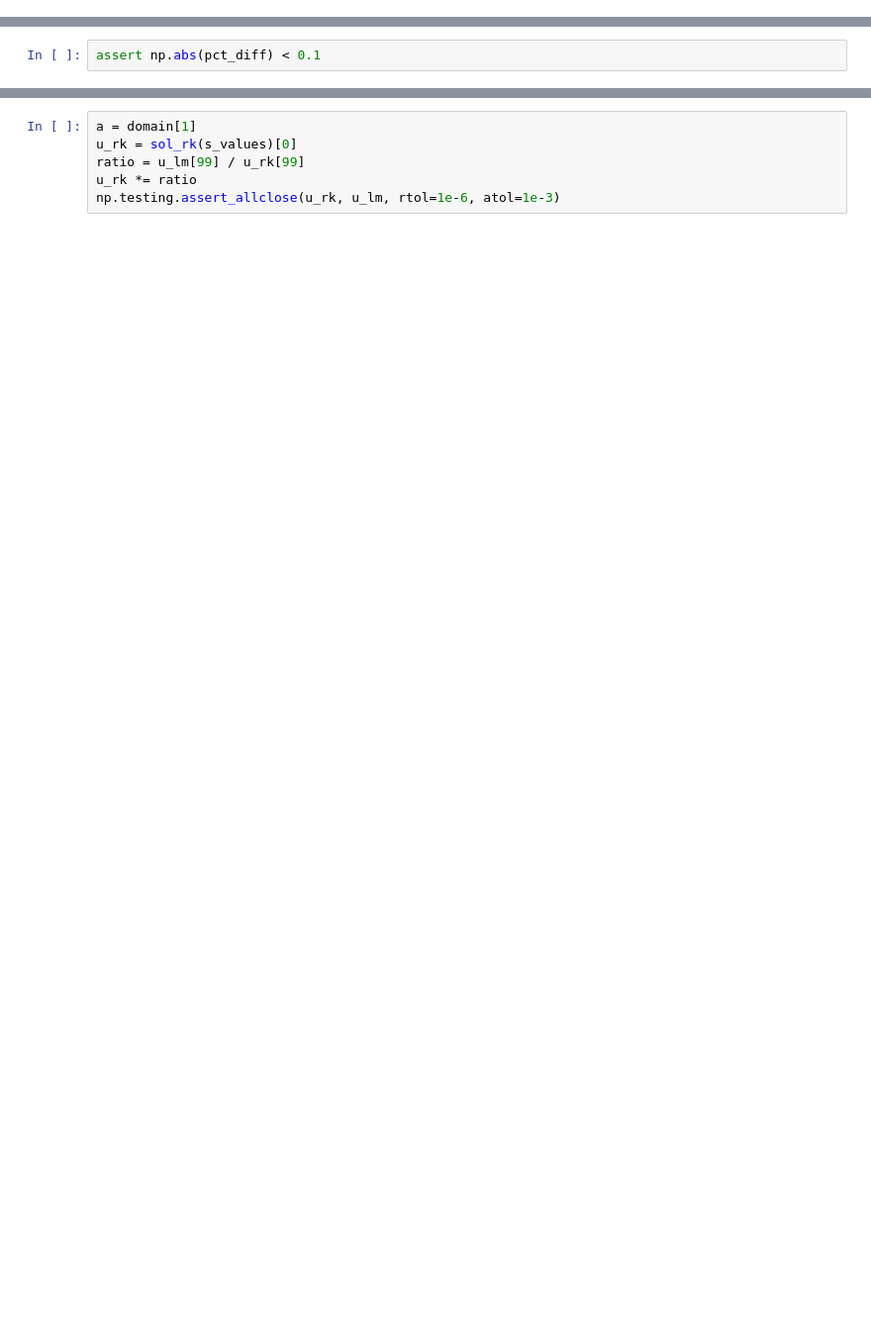
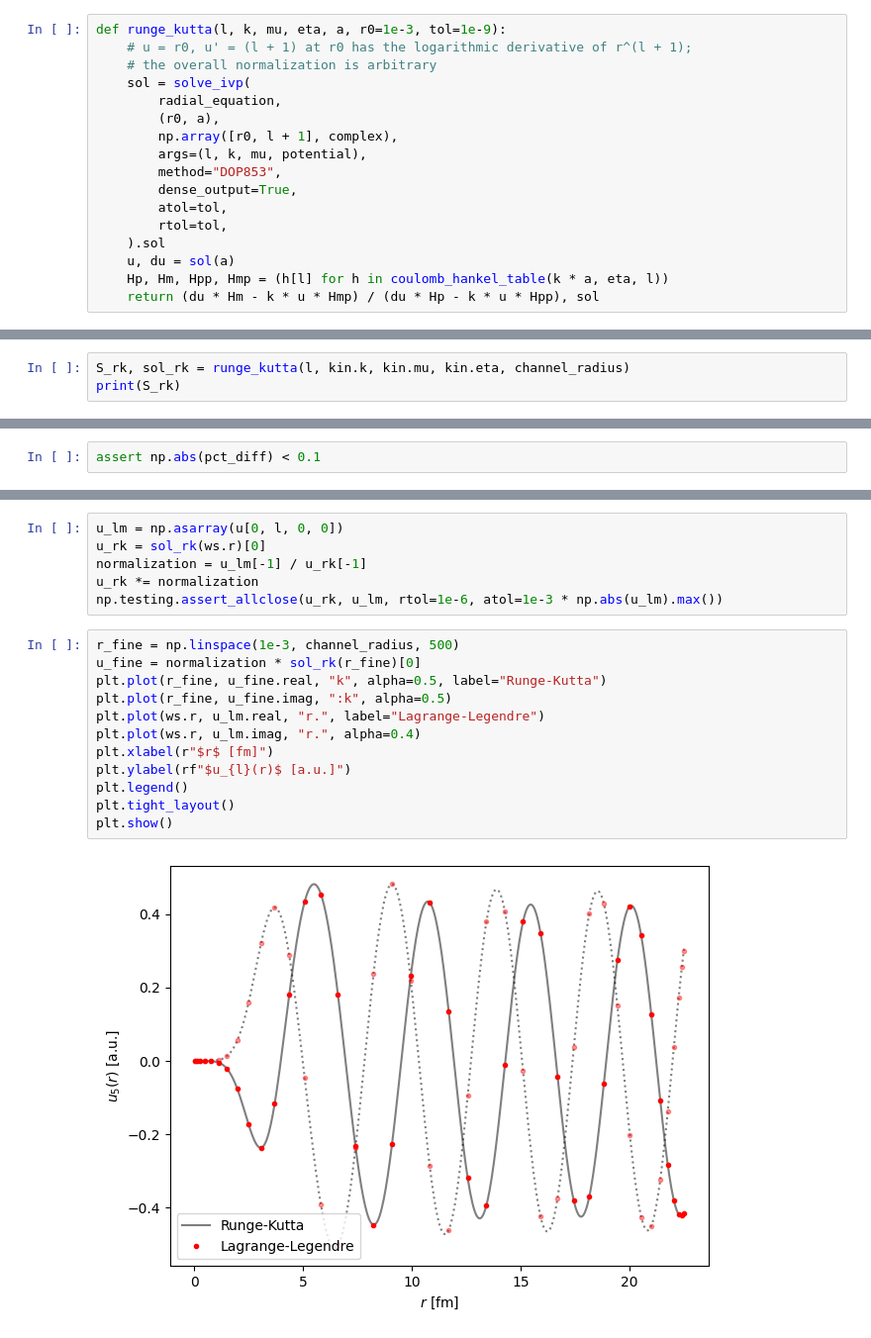
Before and after one commit to beykyle/jitr, a Jupyter notebook: examples/notebooks/comparison_to_Runge_Kutta.ipynb, the cells around one changed output, grey strips where cells are left out. Shown at 99% size. Drawn from its saved outputs; the diff is of its cells as text; blank space fills up the shorter version.

```diff
--- a/examples/notebooks/comparison_to_Runge_Kutta.ipynb
+++ b/examples/notebooks/comparison_to_Runge_Kutta.ipynb
@@ -114,2 +91,19 @@ sol_rk = solve_ivp(
+# %%
+def runge_kutta(l, k, mu, eta, a, r0=1e-3, tol=1e-9):
+    # u = r0, u' = (l + 1) at r0 has the logarithmic derivative of r^(l + 1);
+    # the overall normalization is arbitrary
+    sol = solve_ivp(
+        radial_equation,
+        (r0, a),
+        np.array([r0, l + 1], complex),
+        args=(l, k, mu, potential),
+        method="DOP853",
+        dense_output=True,
+        atol=tol,
+        rtol=tol,
+    ).sol
+    u, du = sol(a)
+    Hp, Hm, Hpp, Hmp = (h[l] for h in coulomb_hankel_table(k * a, eta, l))
+    return (du * Hm - k * u * Hmp) / (du * Hp - k * u * Hpp), sol
 # %% [markdown]
 ### compare S-matrix elements
@@ -122,0 +110,3 @@ print(S_rk)
+# %%
+S_rk, sol_rk = runge_kutta(l, kin.k, kin.mu, kin.eta, channel_radius)
+print(S_rk)
@@ -143,8 +126,22 @@ u_lm = u_lm(s_values)
 # %%
-a = domain[1]
-u_rk = sol_rk(s_values)[0]
-ratio = u_lm[99] / u_rk[99]
-u_rk *= ratio
-np.testing.assert_allclose(u_rk, u_lm, rtol=1e-6, atol=1e-3)
+u_lm = np.asarray(u[0, l, 0, 0])
+u_rk = sol_rk(ws.r)[0]
+normalization = u_lm[-1] / u_rk[-1]
+u_rk *= normalization
+np.testing.assert_allclose(u_rk, u_lm, rtol=1e-6, atol=1e-3 * np.abs(u_lm).max())
+# %%
+r_fine = np.linspace(1e-3, channel_radius, 500)
+u_fine = normalization * sol_rk(r_fine)[0]
+plt.plot(r_fine, u_fine.real, "k", alpha=0.5, label="Runge-Kutta")
+plt.plot(r_fine, u_fine.imag, ":k", alpha=0.5)
+plt.plot(ws.r, u_lm.real, "r.", label="Lagrange-Legendre")
+plt.plot(ws.r, u_lm.imag, "r.", alpha=0.4)
+plt.xlabel(r"$r$ [fm]")
+plt.ylabel(rf"$u_{l}(r)$ [a.u.]")
+plt.legend()
+plt.tight_layout()
+plt.show()
+# %% [output]
+[figure, added]
 # %% [markdown]
 ### compare timing
```
Also changed, not shown: parts of 44 cells of this notebook, 34 other files.
